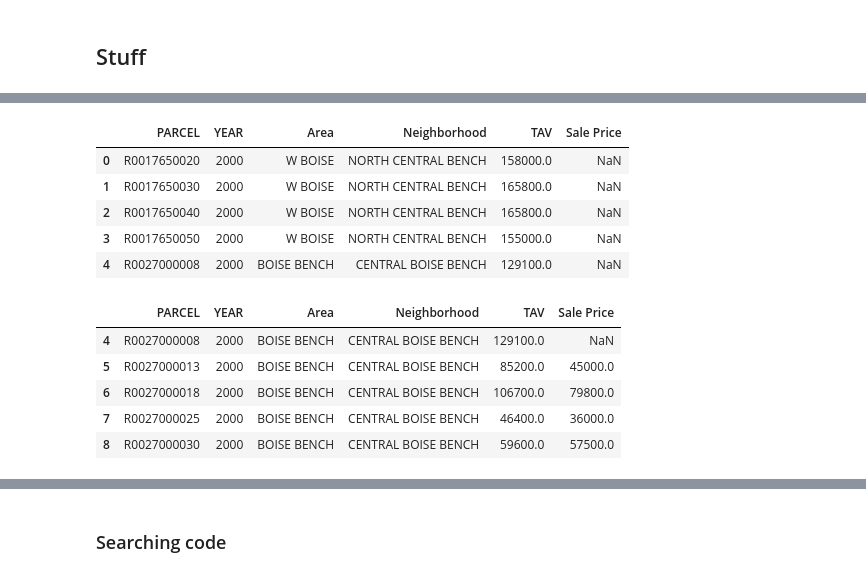
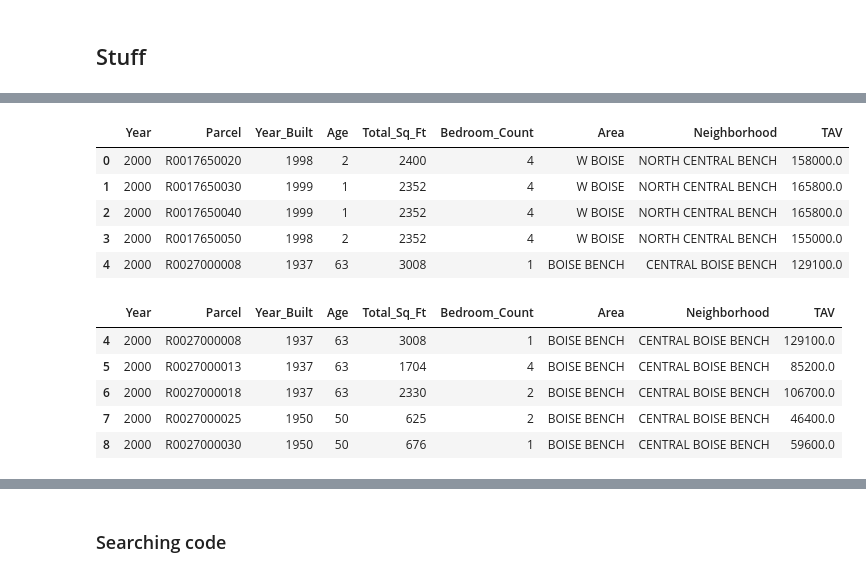
Before and after one commit to b-a-delight/Senior-Project, a Jupyter notebook: Data-Exploration.ipynb, the cells around one changed output, grey strips where cells are left out. Cells and saved outputs as stored; diff of their text form; code cells hidden in the pictures.

```diff
--- a/Data-Exploration.ipynb
+++ b/Data-Exploration.ipynb
@@ -50,23 +49,28 @@ Categories (26, object): [NORTH CENTRAL BENCH, CENTRAL BOISE BENCH, WEST BOISE,
 # %%
 # Abbreviated dataframe for all of the parcels
-short_house = df_hd[['PARCEL','YEAR','Area','Neighborhood','TAV','Sale Price']]
+df_hd = pd.read_pickle('houseAll.pkl')
+short_house = df_hd[['Year','Parcel','Year_Built','Age','Total_Sq_Ft','Bedroom_Count','Area','Neighborhood','TAV']]
+short_house.to_pickle('short_house.pkl')
 short_house.head()
 # %% [output]
-|  | PARCEL | YEAR | Area | Neighborhood | TAV | Sale Price |
-| 0 | R0017650020 | 2000 | W BOISE | NORTH CENTRAL BENCH | 158000.0 | NaN |
-| 1 | R0017650030 | 2000 | W BOISE | NORTH CENTRAL BENCH | 165800.0 | NaN |
-| 2 | R0017650040 | 2000 | W BOISE | NORTH CENTRAL BENCH | 165800.0 | NaN |
-| 3 | R0017650050 | 2000 | W BOISE | NORTH CENTRAL BENCH | 155000.0 | NaN |
-| 4 | R0027000008 | 2000 | BOISE BENCH | CENTRAL BOISE BENCH | 129100.0 | NaN |
+|  | Year | Parcel | Year_Built | Age | Total_Sq_Ft | Bedroom_Count | Area | Neighborhood | TAV |
+| 0 | 2000 | R0017650020 | 1998 | 2 | 2400 | 4 | W BOISE | NORTH CENTRAL BENCH | 158000.0 |
+| 1 | 2000 | R0017650030 | 1999 | 1 | 2352 | 4 | W BOISE | NORTH CENTRAL BENCH | 165800.0 |
+| 2 | 2000 | R0017650040 | 1999 | 1 | 2352 | 4 | W BOISE | NORTH CENTRAL BENCH | 165800.0 |
+| 3 | 2000 | R0017650050 | 1998 | 2 | 2352 | 4 | W BOISE | NORTH CENTRAL BENCH | 155000.0 |
+| 4 | 2000 | R0027000008 | 1937 | 63 | 3008 | 1 | BOISE BENCH | CENTRAL BOISE BENCH | 129100.0 |
 # %%
 #short_house.loc[short_house['PARCEL'] == parcelNum]
+short_house = pd.read_pickle('short_house.pkl')
+myA = short_house[short_house['Area'] == 'BOISE BENCH']
+myA.to_pickle('myA.pkl')
 myN = short_house[short_house['Neighborhood'] == 'CENTRAL BOISE BENCH']
 myN.to_pickle('myN.pkl')
 myN.head()
 # %% [output]
-|  | PARCEL | YEAR | Area | Neighborhood | TAV | Sale Price |
-| 4 | R0027000008 | 2000 | BOISE BENCH | CENTRAL BOISE BENCH | 129100.0 | NaN |
-| 5 | R0027000013 | 2000 | BOISE BENCH | CENTRAL BOISE BENCH | 85200.0 | 45000.0 |
-| 6 | R0027000018 | 2000 | BOISE BENCH | CENTRAL BOISE BENCH | 106700.0 | 79800.0 |
-| 7 | R0027000025 | 2000 | BOISE BENCH | CENTRAL BOISE BENCH | 46400.0 | 36000.0 |
-| 8 | R0027000030 | 2000 | BOISE BENCH | CENTRAL BOISE BENCH | 59600.0 | 57500.0 |
+|  | Year | Parcel | Year_Built | Age | Total_Sq_Ft | Bedroom_Count | Area | Neighborhood | TAV |
+| 4 | 2000 | R0027000008 | 1937 | 63 | 3008 | 1 | BOISE BENCH | CENTRAL BOISE BENCH | 129100.0 |
+| 5 | 2000 | R0027000013 | 1937 | 63 | 1704 | 4 | BOISE BENCH | CENTRAL BOISE BENCH | 85200.0 |
+| 6 | 2000 | R0027000018 | 1937 | 63 | 2330 | 2 | BOISE BENCH | CENTRAL BOISE BENCH | 106700.0 |
+| 7 | 2000 | R0027000025 | 1950 | 50 | 625 | 2 | BOISE BENCH | CENTRAL BOISE BENCH | 46400.0 |
+| 8 | 2000 | R0027000030 | 1950 | 50 | 676 | 1 | BOISE BENCH | CENTRAL BOISE BENCH | 59600.0 |
```
Also changed, not shown: parts of 45 cells of this notebook, 5 other files.
